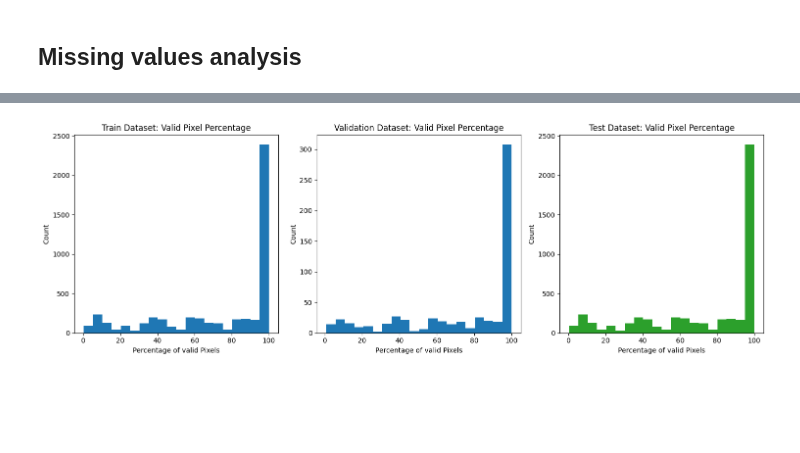
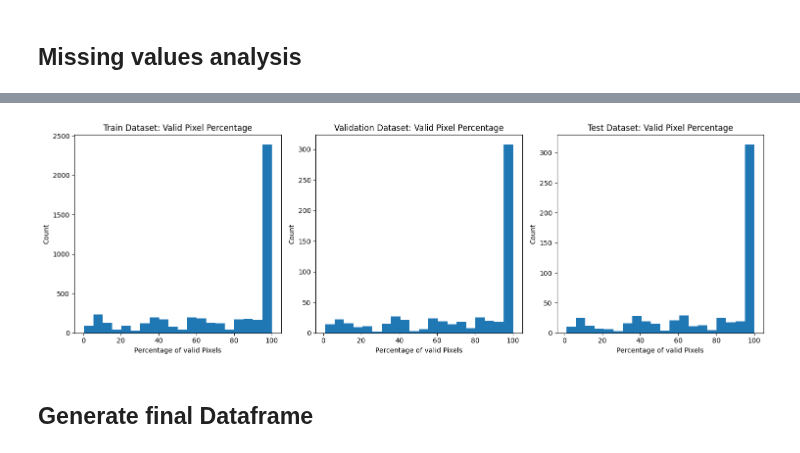
Before and after one commit to sebastien-tetaud/sentinel-2-ai-processor, a Jupyter notebook: dataset/notebook/prepare-dataset-v2.ipynb, the cells around one changed output, grey strips where cells are left out. Cells and saved outputs as stored; diff of their text form; code cells hidden in the pictures; blank space fills up the shorter version.

```diff
--- a/dataset/notebook/prepare-dataset-v2.ipynb
+++ b/dataset/notebook/prepare-dataset-v2.ipynb
@@ -539,32 +521,30 @@ Name: missing_value_percentage, dtype: float64
 # %%
 # Plot histograms of missing values
 import matplotlib.pyplot as plt
 
 plt.figure(figsize=(15, 5))
 
 plt.subplot(1, 3, 1)
 plt.hist(df_train['missing_value_percentage'], bins=20)
 plt.title('Train Dataset: Valid Pixel Percentage')
 plt.xlabel('Percentage of valid Pixels')
 plt.ylabel('Count')
 
 plt.subplot(1, 3, 2)
 plt.hist(df_val['missing_value_percentage'], bins=20)
 plt.title('Validation Dataset: Valid Pixel Percentage')
 plt.xlabel('Percentage of valid Pixels')
 plt.ylabel('Count')
 
 plt.subplot(1, 3, 3)
 plt.hist(df_test['missing_value_percentage'], bins=20)
-plt.hist(df_val['missing_value_percentage'], bins=20)
-plt.hist(df_train['missing_value_percentage'], bins=20)
-
-
 plt.title('Test Dataset: Valid Pixel Percentage')
 plt.xlabel('Percentage of valid Pixels')
 plt.ylabel('Count')
 
 plt.tight_layout()
 plt.show()
 # %% [output]
-[figure, old version]
+[figure, new version]
+# %% [markdown]
+## Generate final Dataframe
```
Also changed, not shown: parts of 11 cells of this notebook, 5 other files.
